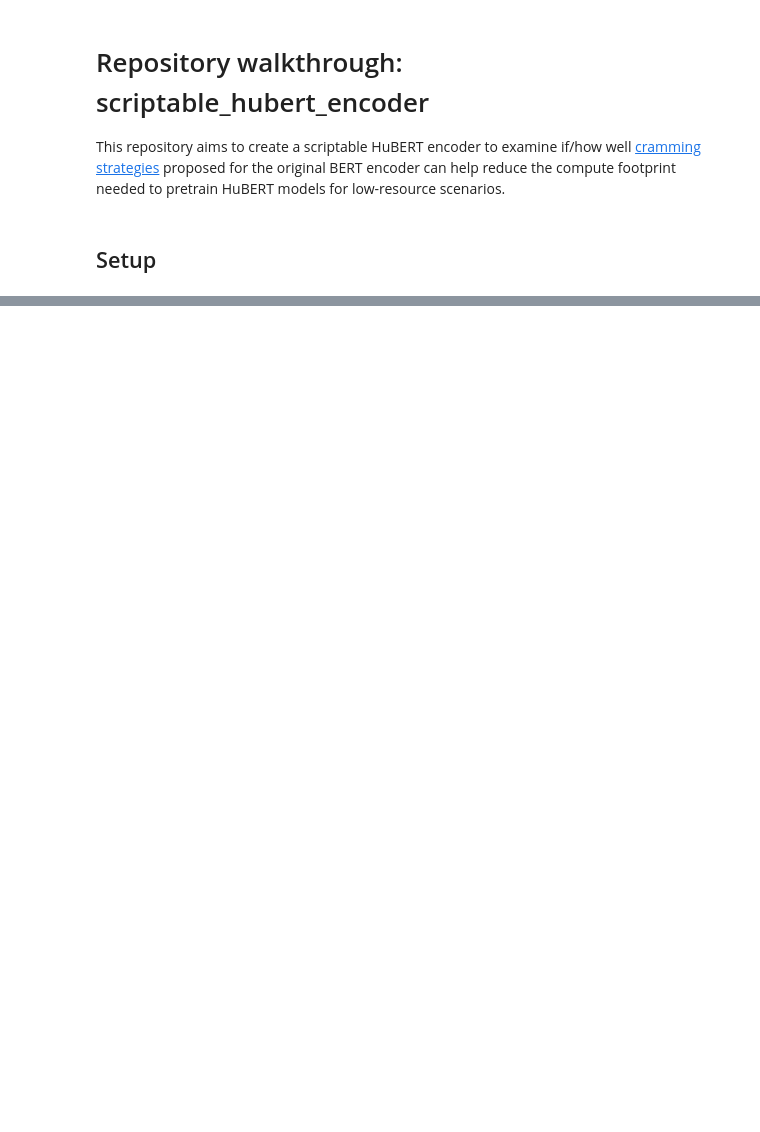
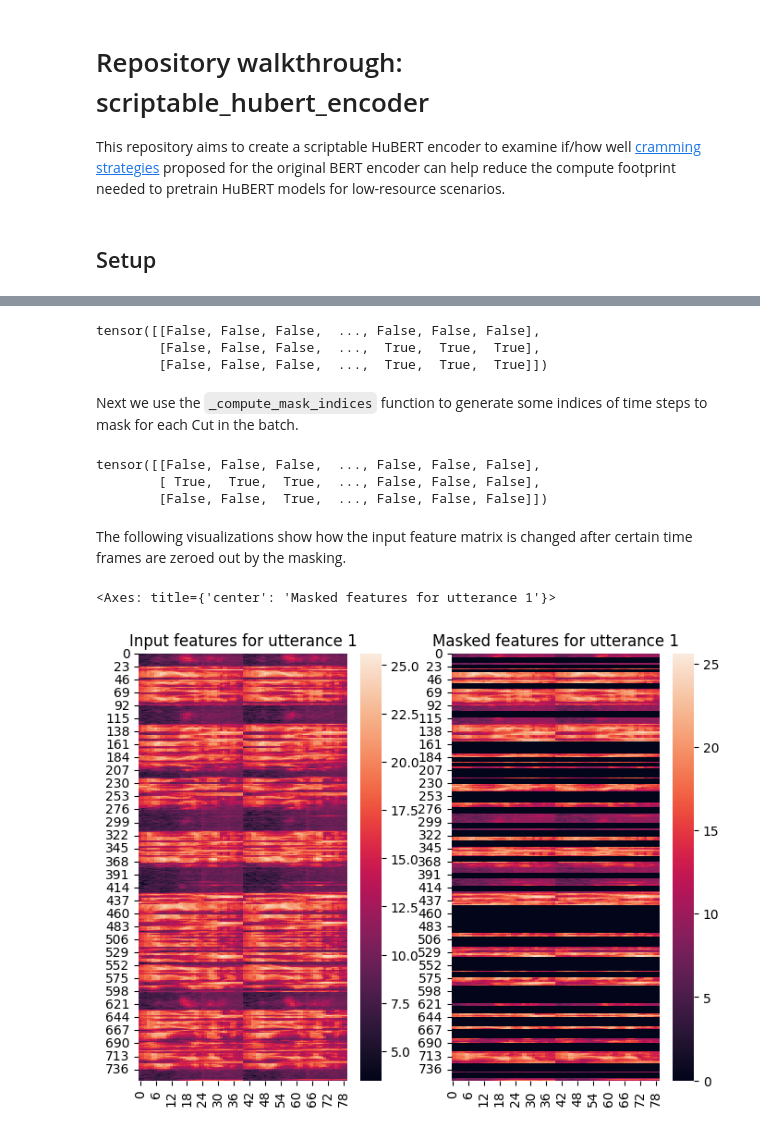
Before and after one commit to fauxneticien/scriptable_hubert_encoder, a Jupyter notebook: 01_repo_walkthrough.ipynb, the cells around one changed output, grey strips where cells are left out. Drawn from its saved outputs; the diff is of its cells as text; code cells hidden in the pictures; blank space fills up the shorter version.

```diff
--- a/01_repo_walkthrough.ipynb
+++ b/01_repo_walkthrough.ipynb
@@ -32,0 +174,4 @@ fi
+# %%
+batch = next(iter(train_loader))
+
+batch
@@ -32,0 +231,52 @@ fi
+# %%
+from components.verbatim_torchaudio import _get_padding_mask, _compute_mask_indices
+
+padding_mask = _get_padding_mask(batch['feats_padded'], batch['feat_lens'])
+
+padding_mask
+# %% [output]
+tensor([[False, False, False,  ..., False, False, False],
+        [False, False, False,  ...,  True,  True,  True],
+        [False, False, False,  ...,  True,  True,  True]])
+# %% [markdown]
+Next we use the `_compute_mask_indices` function to generate some indices of time steps to mask for each Cut in the batch.
+# %%
+B, T, C = batch['feats_padded'].shape
+
+masks_for_modeling = _compute_mask_indices(
+    (B, T),
+    padding_mask,
+    # Use HuBERT defaults
+    mask_prob=0.8,
+    mask_length=10,
+    mask_type='static',
+    mask_other=0.0,
+    min_masks=2,
+    no_overlap=False,
+    min_space=1,
+)
+
+masks_for_modeling
+# %% [output]
+tensor([[False, False, False,  ..., False, False, False],
+        [ True,  True,  True,  ..., False, False, False],
+        [False, False,  True,  ..., False, False, False]])
+# %% [markdown]
+The following visualizations show how the input feature matrix is changed after certain time frames are zeroed out by the masking.
+# %%
+# Make a copy just for this demo
+unmasked_feats = batch['feats_padded'].clone()
+
+# Zero-out random frames
+batch['feats_padded'][masks_for_modeling] = 0
+
+fig, axes = plt.subplots(1, 2, figsize=(8,6))
+
+axes[0].set_title('Input features for utterance 1')
+sns.heatmap(unmasked_feats[0].detach().numpy(), ax=axes[0])
+
+axes[1].set_title('Masked features for utterance 1')
+sns.heatmap(batch['feats_padded'][0].detach().numpy(), ax=axes[1])
+# %% [output]
+<Axes: title={'center': 'Masked features for utterance 1'}>
+[figure, added]
```
Also changed, not shown: parts of 31 cells of this notebook.
